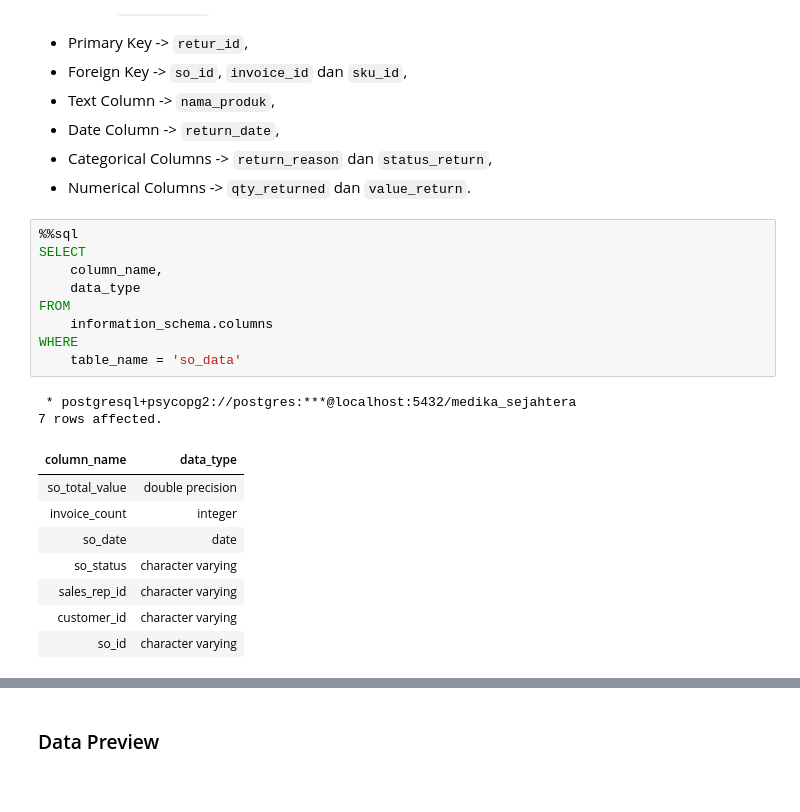
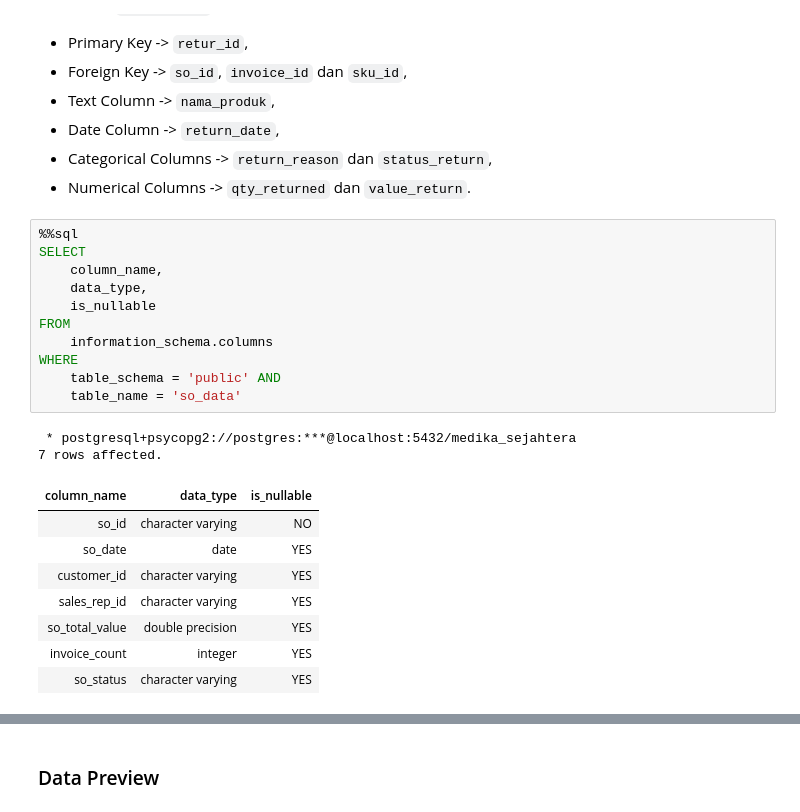
Before and after one commit to Rpfitrah/return-analysis-medika-sejahtera, a Jupyter notebook: Notebook/01_data_understanding.ipynb, the cells around one changed output, grey strips where cells are left out. Drawn from its saved outputs; the diff is of its cells as text.

```diff
--- a/Notebook/01_data_understanding.ipynb
+++ b/Notebook/01_data_understanding.ipynb
@@ -494,20 +496,22 @@ Pada tabel `return_data`:
 # %%
 %%sql
 SELECT
     column_name,
-    data_type
+    data_type,
+    is_nullable
 FROM
     information_schema.columns
 WHERE
+    table_schema = 'public' AND
     table_name = 'so_data'
 # %% [output]
  * postgresql+psycopg2://postgres:***@localhost:5432/medika_sejahtera
 7 rows affected.
-| column_name | data_type |
-| so_total_value | double precision |
-| invoice_count | integer |
-| so_date | date |
-| so_status | character varying |
-| sales_rep_id | character varying |
-| customer_id | character varying |
-| so_id | character varying |
+| column_name | data_type | is_nullable |
+| so_id | character varying | NO |
+| so_date | date | YES |
+| customer_id | character varying | YES |
+| sales_rep_id | character varying | YES |
+| so_total_value | double precision | YES |
+| invoice_count | integer | YES |
+| so_status | character varying | YES |
```
Also changed, not shown: parts of 10 cells of this notebook.
